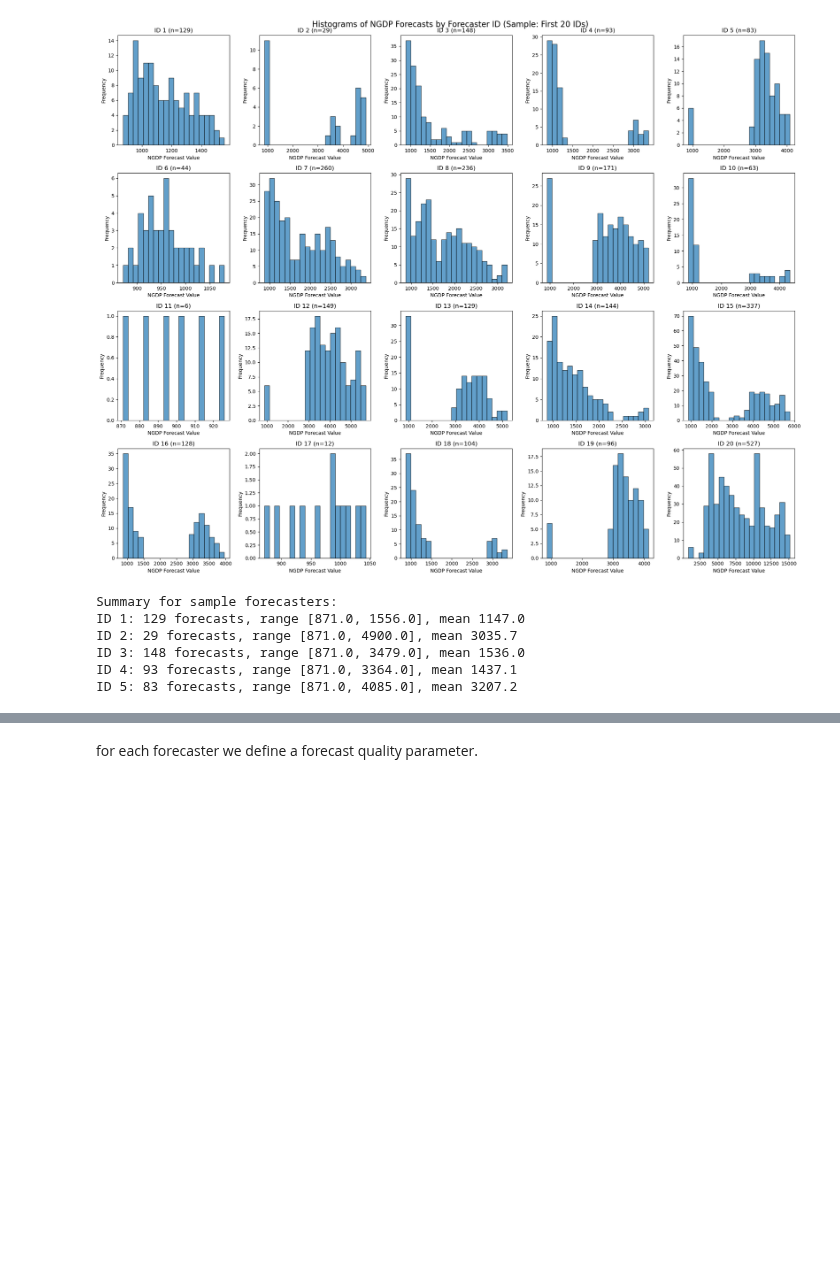
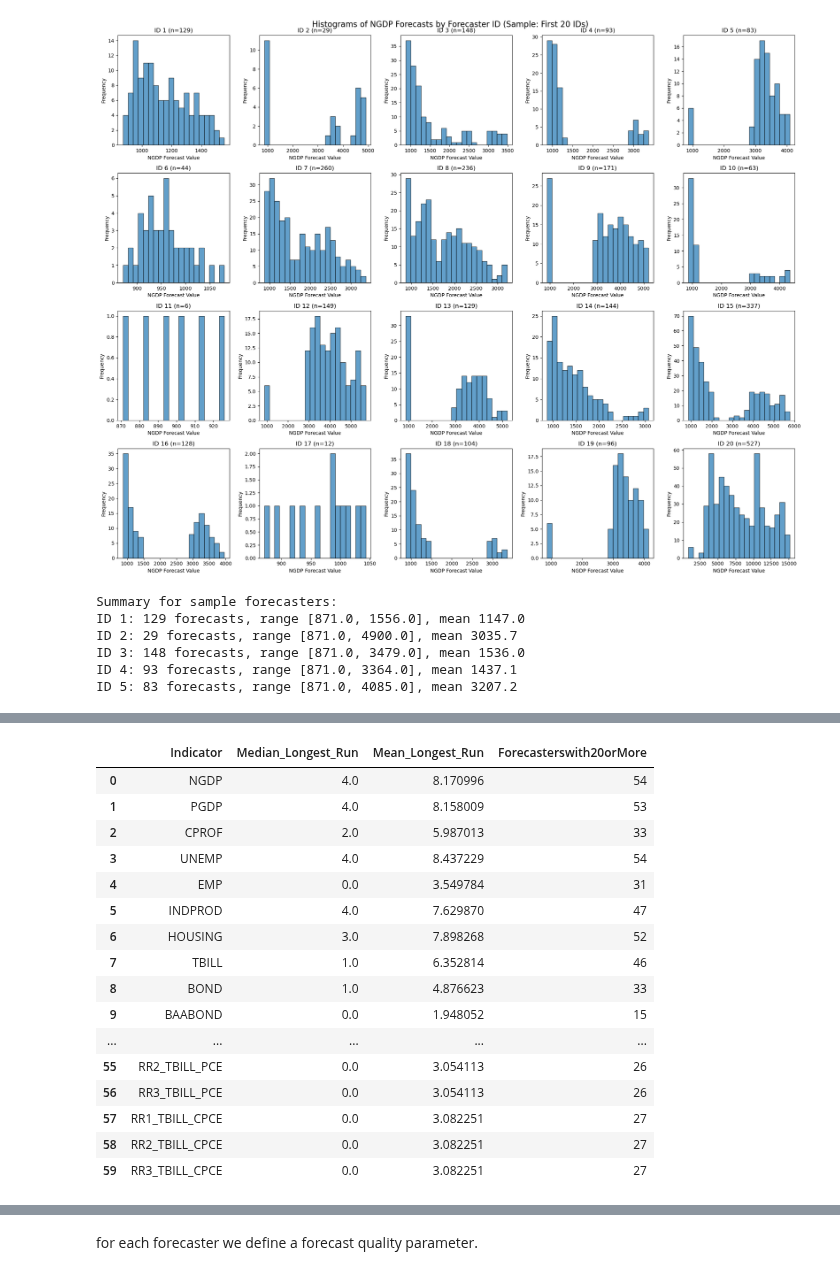
Before and after one commit to ParimahSafarian/ranks-inference-forecasters, a Jupyter notebook: notebooks/Main.ipynb, the cells around one changed output, grey strips where cells are left out. Cells and saved outputs as stored; diff of their text form; code cells hidden in the pictures; blank space fills up the shorter version.

```diff
--- a/notebooks/Main.ipynb
+++ b/notebooks/Main.ipynb
@@ -346,21 +373,32 @@ len(xl_file.sheet_names)
 # %%
-# plot Distribution of Longest Consecutive Runs for all the sheets
+# Distribution of Longest Consecutive Runs for all the sheets
+
+# define a list to hold results
+results = []
 
 for indicator in xl_file.sheet_names:
     df_indicator = pd.read_excel("../data/SPFmicrodata.xlsx", sheet_name=indicator)
-
+    forecast_cols = [col for col in df_indicator.columns if col.startswith(indicator)]
     # Create a time index for each row (year-quarter combination)
     df_indicator['time_index'] = (df_indicator['YEAR'] - df_indicator['YEAR'].min()) * 4 + (df_indicator['QUARTER'] - 1)
+
 
     # Analyze consecutive periods for each forecaster
     consecutive_stats = []
     for forecaster_id, group in df_indicator.groupby('ID'):
-        time_indices = group['time_index'].values
-        max_consecutive, num_runs, all_runs = find_consecutive_runs(time_indices)
+        max_consecutive, num_runs, all_runs = find_consecutive_runs(group, forecast_cols)
+
+        # Also count total periods with at least one valid forecast
+        total_periods_with_forecasts = 0
+        for idx, row in group.iterrows():
+            has_forecast = any(pd.notna(row[col]) for col in forecast_cols if col in row.index)
+            if has_forecast:
+                total_periods_with_forecasts += 1
 
         consecutive_stats.append({
             'ID': forecaster_id,
-            'total_periods': len(time_indices),
+            'total_periods': len(group),  # Total rows in dataset
+            'total_periods_with_forecasts': total_periods_with_forecasts,  # Periods with valid forecasts
             'max_consecutive': max_consecutive,
             'num_runs': num_runs,
             'all_runs': all_runs
@@ -368,5 +406,17 @@ for indicator in xl_file.sheet_names:
 
     consecutive_df = pd.DataFrame(consecutive_stats)
 
-    print(f"\n=== Indicator: {indicator} ===")
-    print(f"Median longest consecutive run: {consecutive_df['max_consecutive'].median():.0f} periods")
+    # Store results
+    median_longest = consecutive_df['max_consecutive'].median()
+    mean_longest = consecutive_df['max_consecutive'].mean()
+    forecasters_20_or_more = (consecutive_df['max_consecutive'] >= 20).sum()
+    # append to the results list (do not reassign results = results.append(...) because list.append returns None)
+    results.append({
+        'Indicator': indicator,
+        'Median_Longest_Run': median_longest,
+        'Mean_Longest_Run': mean_longest,
+        'Forecasterswith20orMore': int(forecasters_20_or_more)
+    })
+
+# convert to DataFrame
+results_df = pd.DataFrame(results)
@@ -398,0 +423,20 @@ Median longest consecutive run: 4 periods
+# %%
+results_df
+# %% [output]
+|  | Indicator | Median_Longest_Run | Mean_Longest_Run | Forecasterswith20orMore |
+| 0 | NGDP | 4.0 | 8.170996 | 54 |
+| 1 | PGDP | 4.0 | 8.158009 | 53 |
+| 2 | CPROF | 2.0 | 5.987013 | 33 |
+| 3 | UNEMP | 4.0 | 8.437229 | 54 |
+| 4 | EMP | 0.0 | 3.549784 | 31 |
+| 5 | INDPROD | 4.0 | 7.629870 | 47 |
+| 6 | HOUSING | 3.0 | 7.898268 | 52 |
+| 7 | TBILL | 1.0 | 6.352814 | 46 |
+| 8 | BOND | 1.0 | 4.876623 | 33 |
+| 9 | BAABOND | 0.0 | 1.948052 | 15 |
+| ... | ... | ... | ... | ... |
+| 55 | RR2_TBILL_PCE | 0.0 | 3.054113 | 26 |
+| 56 | RR3_TBILL_PCE | 0.0 | 3.054113 | 26 |
+| 57 | RR1_TBILL_CPCE | 0.0 | 3.082251 | 27 |
+| 58 | RR2_TBILL_CPCE | 0.0 | 3.082251 | 27 |
+| 59 | RR3_TBILL_CPCE | 0.0 | 3.082251 | 27 |
```
Also changed, not shown: parts of 10 cells of this notebook, 2 other files.
